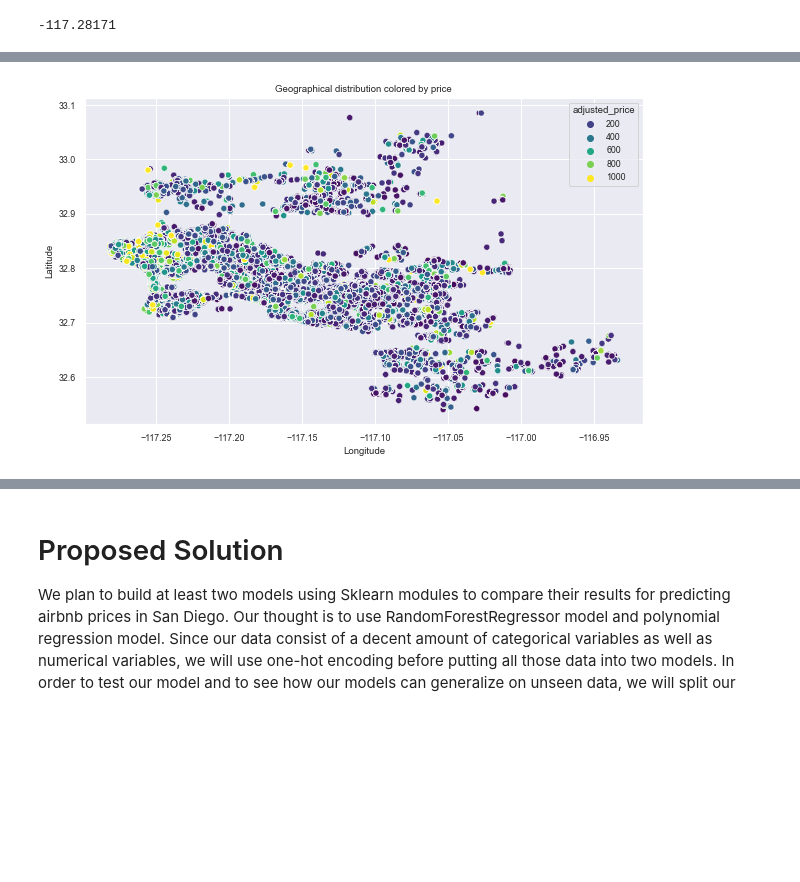
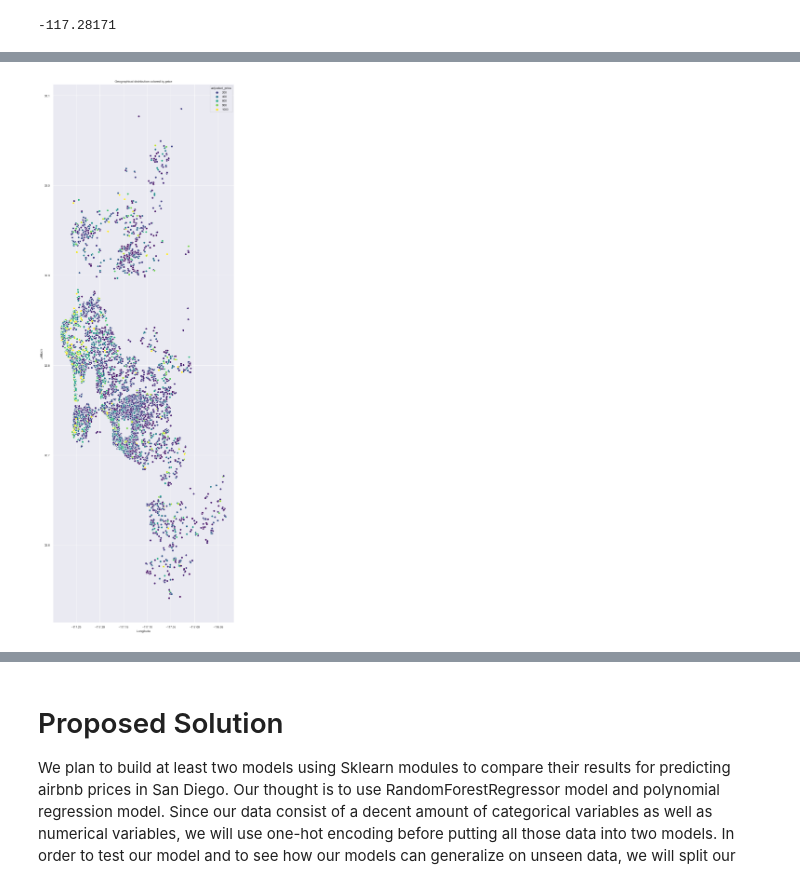
Before and after one commit to COGS118A/Group004-SP23, a Jupyter notebook: Checkpoint_Group004-SP23.ipynb, the cells around one changed output, grey strips where cells are left out. Cells and saved outputs as stored; diff of their text form; code cells hidden in the pictures; blank space fills up the shorter version.

Commit message:
new graph

```diff
--- a/Checkpoint_Group004-SP23.ipynb
+++ b/Checkpoint_Group004-SP23.ipynb
@@ -270,14 +270,14 @@ plt.show()
 filtered_df = merged_df[merged_df['adjusted_price'] <= 1000]
 # %%
 # Scatter plot for geolocation data colored by price
-plt.figure(figsize=(10,6))
+plt.figure(figsize=(10,30))
 sns.scatterplot(x='longitude', y='latitude', hue='adjusted_price', palette='viridis', data=filtered_df)
 plt.title('Geographical distribution colored by price')
 plt.xlabel('Longitude')
 plt.ylabel('Latitude')
 plt.show()
 # %% [output]
-[figure, old version]
+[figure, new version]
 # %%
 # Box plot for room_type and price
 plt.figure(figsize=(10,6))
```
Also changed, not shown: parts of 9 cells of this notebook.
